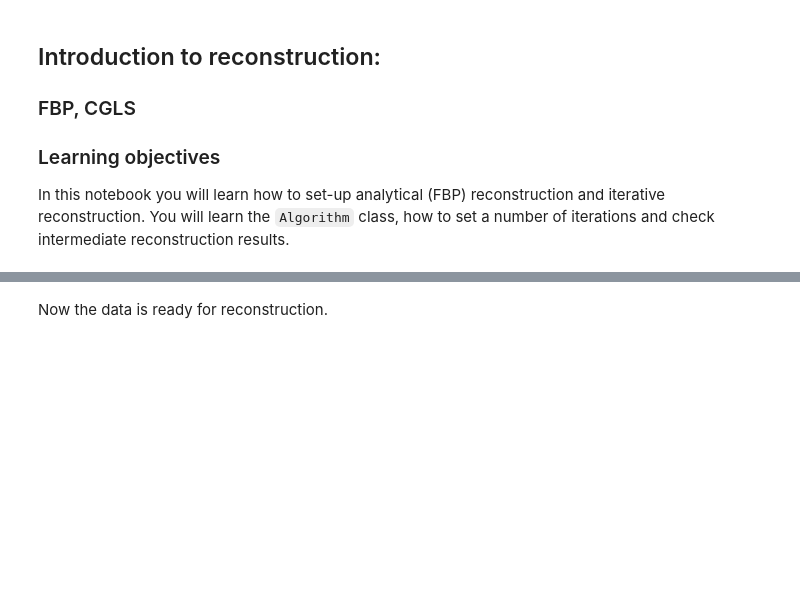
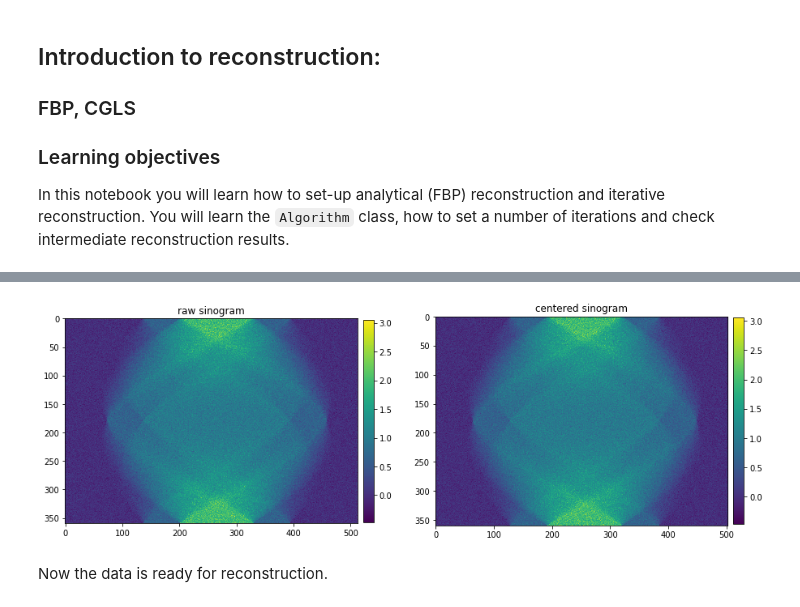
Before and after one commit to paskino/CIL-Demos, a Jupyter notebook: Notebooks/02_reconstruction_intro.ipynb, the cells around one changed output, grey strips where cells are left out. Saved outputs shown, nothing was run; the diff lists cells and outputs as text; code cells hidden in the pictures; blank space fills up the shorter version.

```diff
--- a/Notebooks/02_reconstruction_intro.ipynb
+++ b/Notebooks/02_reconstruction_intro.ipynb
@@ -184,3 +297,33 @@ import matplotlib.pyplot as plt
+# %%
+# imports
+#from ccpi.processors import CenterOfRotationFinder
+
+# initialise CenterOfRotationFinder
+#cor = CenterOfRotationFinder()
+#cor.set_input(ad_noisy)
+#center_of_rotation = cor.get_output()
+#print(center_of_rotation)
+
+center_of_rotation = 10
+# %%
+# imports
+from ccpi.processors import Resizer
+
+# crop data to compensate for CoR offset
+# initialise Resizer
+resizer_crop = Resizer(binning = [1, 1], roi = [-1, (center_of_rotation, N)])
+# pass DataContainer
+resizer_crop.input = ad_noisy
+ad_cropped = resizer_crop.process()
+# get new ImageGeometry
+ag_cropped = ad_cropped.geometry
+
+plotter2D([ad_noisy, ad_cropped],
+          ['raw sinogram', 'centered sinogram'],
+          fix_range = True,
+          stretch_y = False)
+# %% [output]
+[figure, added]
 # %% [markdown]
 Now the data is ready for reconstruction.
 # %% [markdown]
```
Also changed, not shown: parts of 28 cells of this notebook.
